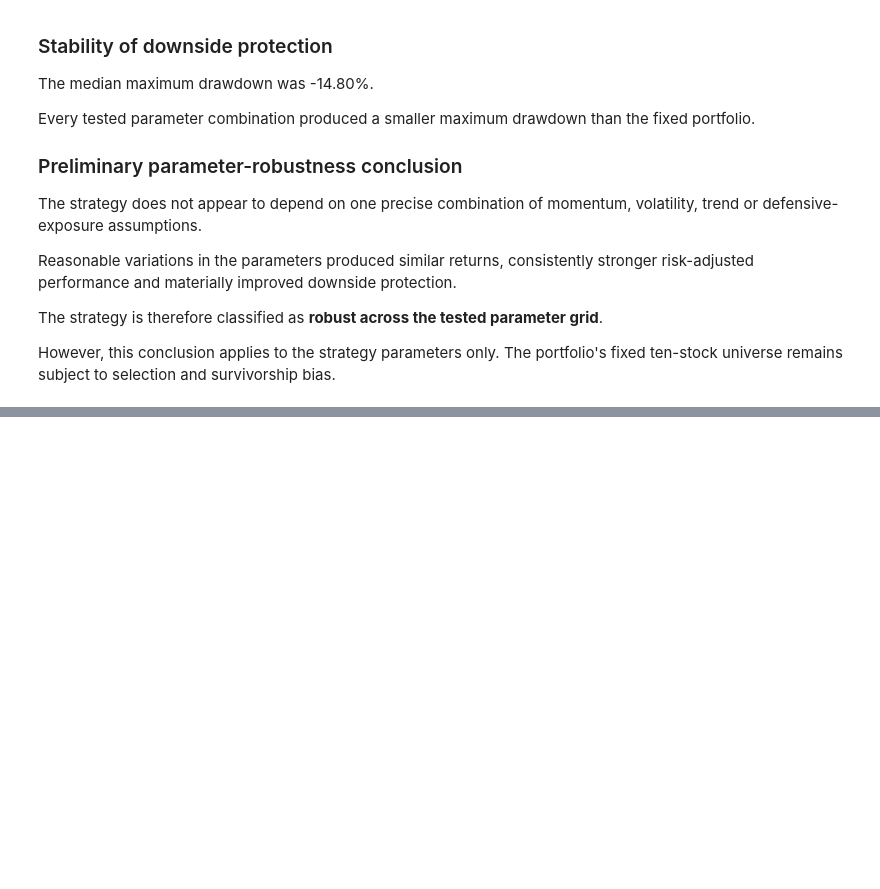
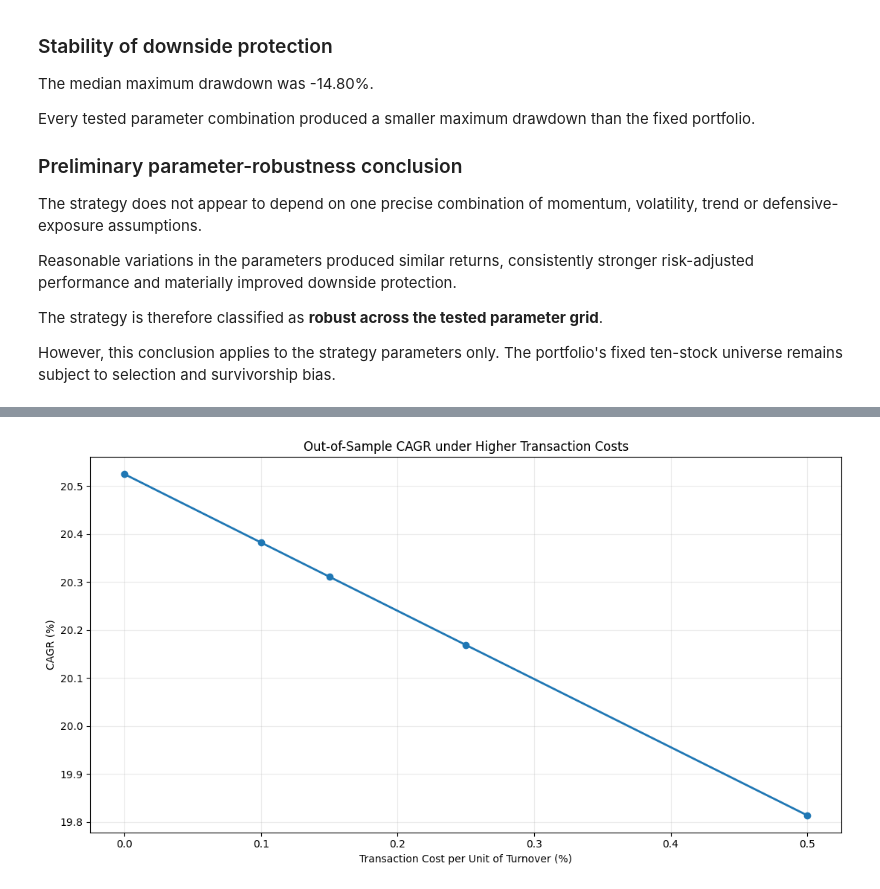
Before and after one commit to Rohil121/bharat-portfolio-lab, a Jupyter notebook: notebooks/03_robustness_testing.ipynb, the cells around one changed output, grey strips where cells are left out. Saved outputs shown, nothing was run; the diff lists cells and outputs as text; code cells hidden in the pictures; blank space fills up the shorter version.

Commit message:
Test strategy under alternative transaction costs

```diff
--- a/notebooks/03_robustness_testing.ipynb
+++ b/notebooks/03_robustness_testing.ipynb
@@ -2012,0 +2230,18 @@ However, this conclusion applies to the strategy parameters only. The portfolio'
+# %%
+plt.figure(figsize=(11, 6))
+
+plt.plot(
+    transaction_cost_results["Transaction Cost Rate"] * 100,
+    transaction_cost_results["CAGR"] * 100,
+    marker="o",
+    linewidth=2,
+)
+
+plt.title("Out-of-Sample CAGR under Higher Transaction Costs")
+plt.xlabel("Transaction Cost per Unit of Turnover (%)")
+plt.ylabel("CAGR (%)")
+plt.grid(alpha=0.25)
+plt.tight_layout()
+plt.show()
+# %% [output]
+[figure, added]
```
Also changed, not shown: parts of 3 cells of this notebook.
